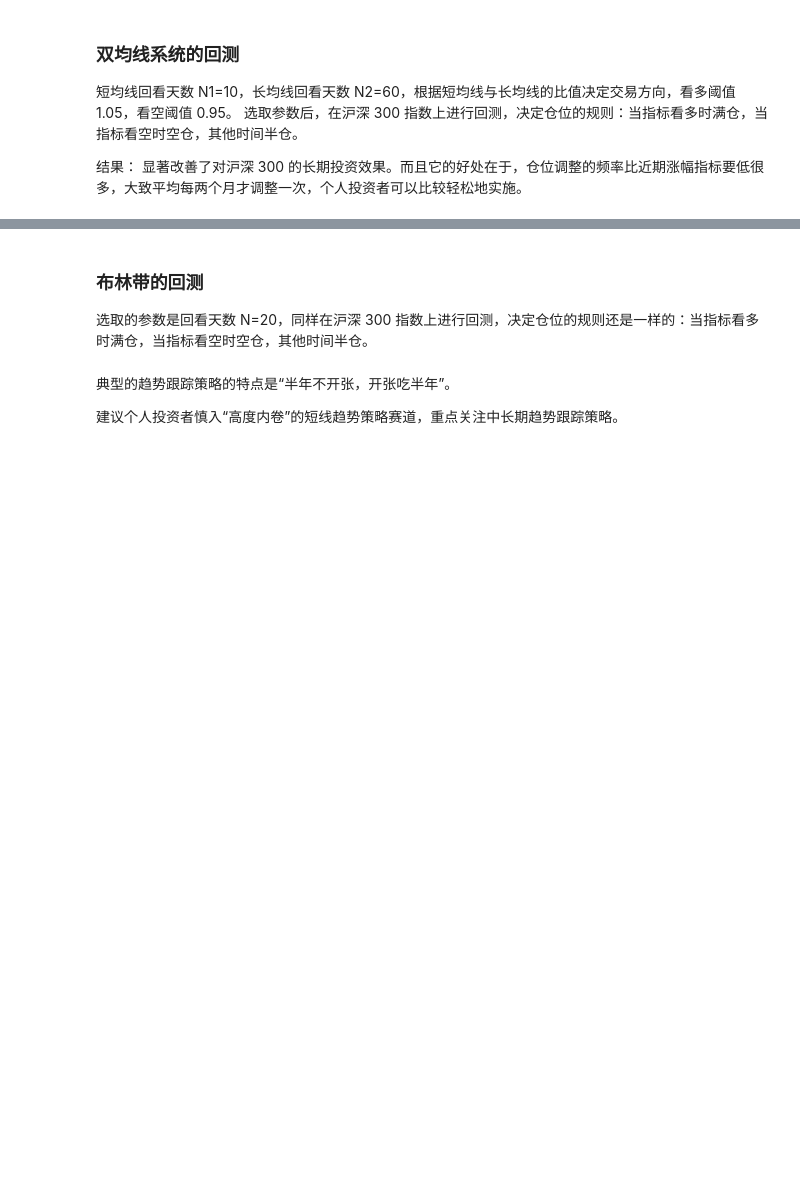
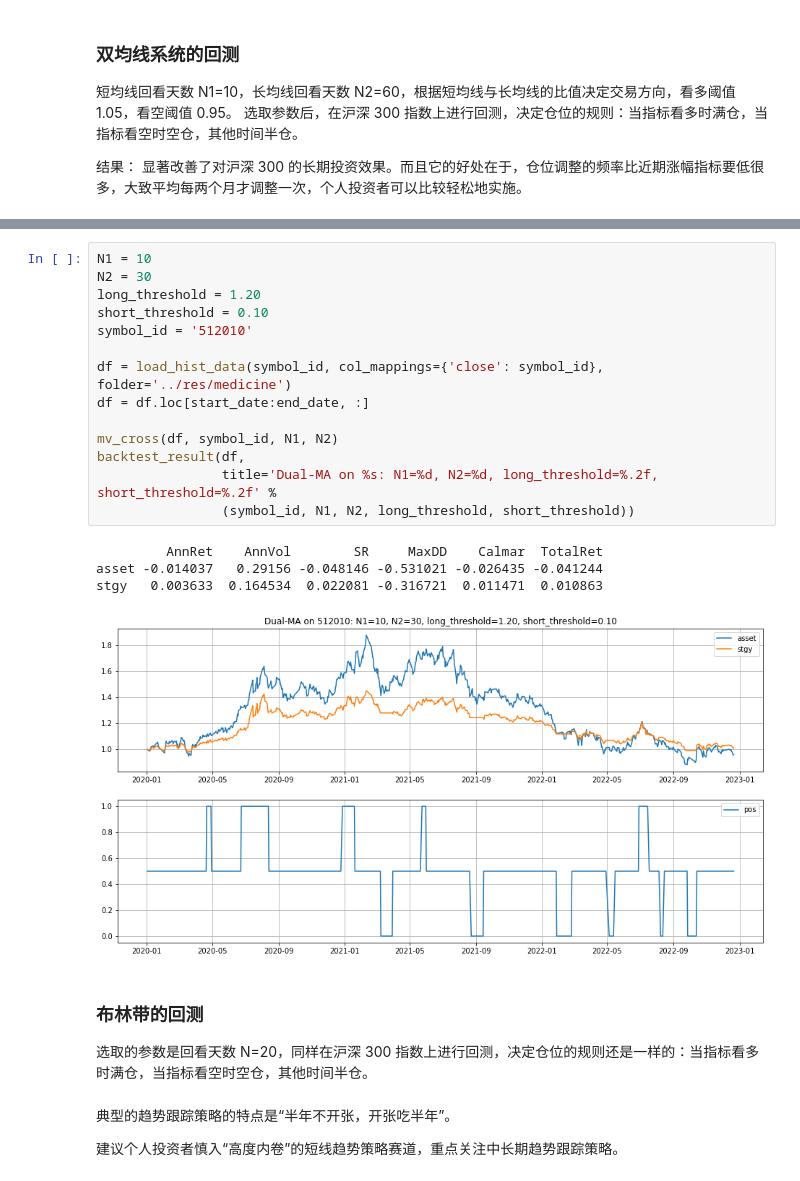
Before and after one commit to hdouhua/pick-up-python, a Jupyter notebook: inv/strategy/trend-strategy.ipynb, the cells around one changed output, grey strips where cells are left out. Saved outputs shown, nothing was run; the diff lists cells and outputs as text; blank space fills up the shorter version.

```diff
--- a/inv/strategy/trend-strategy.ipynb
+++ b/inv/strategy/trend-strategy.ipynb
@@ -98,3 +134,22 @@ stgy  -0.011705  0.131644 -0.088916  -0.20268 -0.057752 -0.034331
+# %%
+N1 = 10
+N2 = 30
+long_threshold = 1.20
+short_threshold = 0.10
+symbol_id = '512010'
+
+df = load_hist_data(symbol_id, col_mappings={'close': symbol_id}, folder='../res/medicine')
+df = df.loc[start_date:end_date, :]
+
+mv_cross(df, symbol_id, N1, N2)
+backtest_result(df,
+                title='Dual-MA on %s: N1=%d, N2=%d, long_threshold=%.2f, short_threshold=%.2f' %
+                (symbol_id, N1, N2, long_threshold, short_threshold))
+# %% [output]
+         AnnRet    AnnVol        SR     MaxDD    Calmar  TotalRet
+asset -0.014037   0.29156 -0.048146 -0.531021 -0.026435 -0.041244
+stgy   0.003633  0.164534  0.022081 -0.316721  0.011471  0.010863
+[figure, added]
 # %% [markdown]
 ### 布林带的回测
 
```
Also changed, not shown: parts of 15 cells of this notebook, 6 other files.
